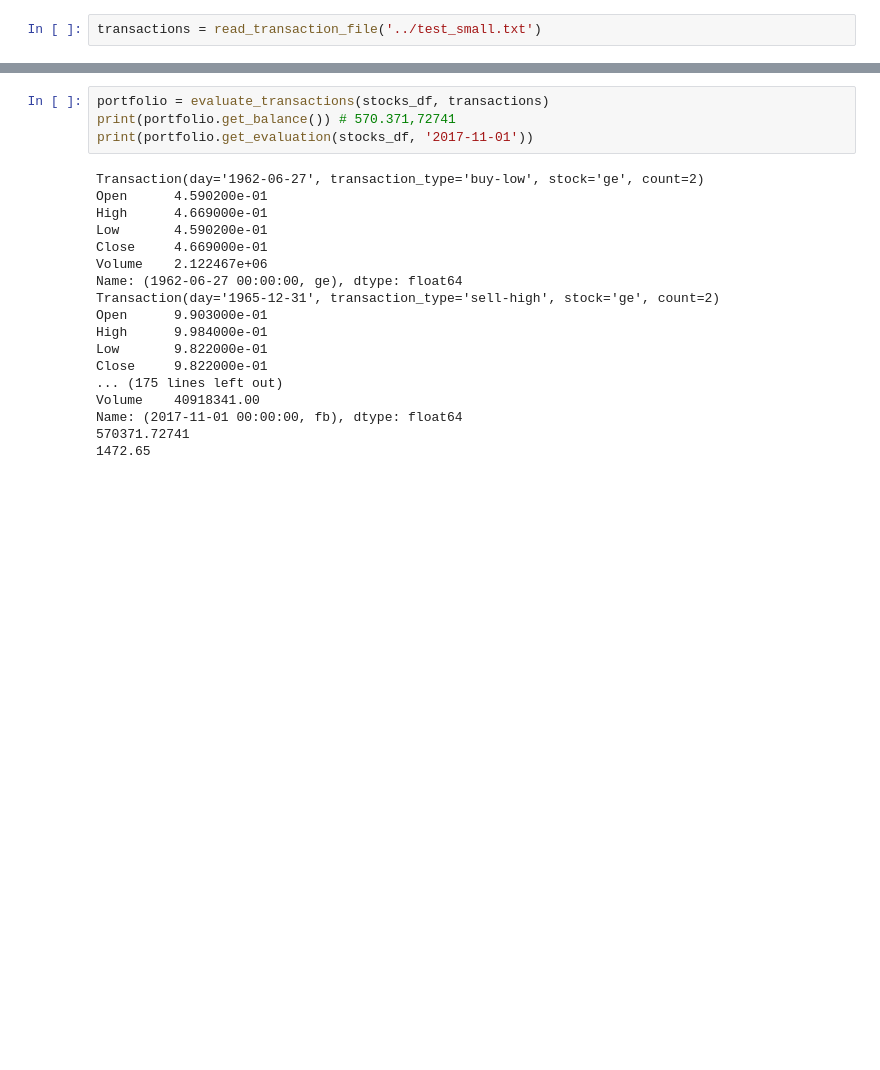
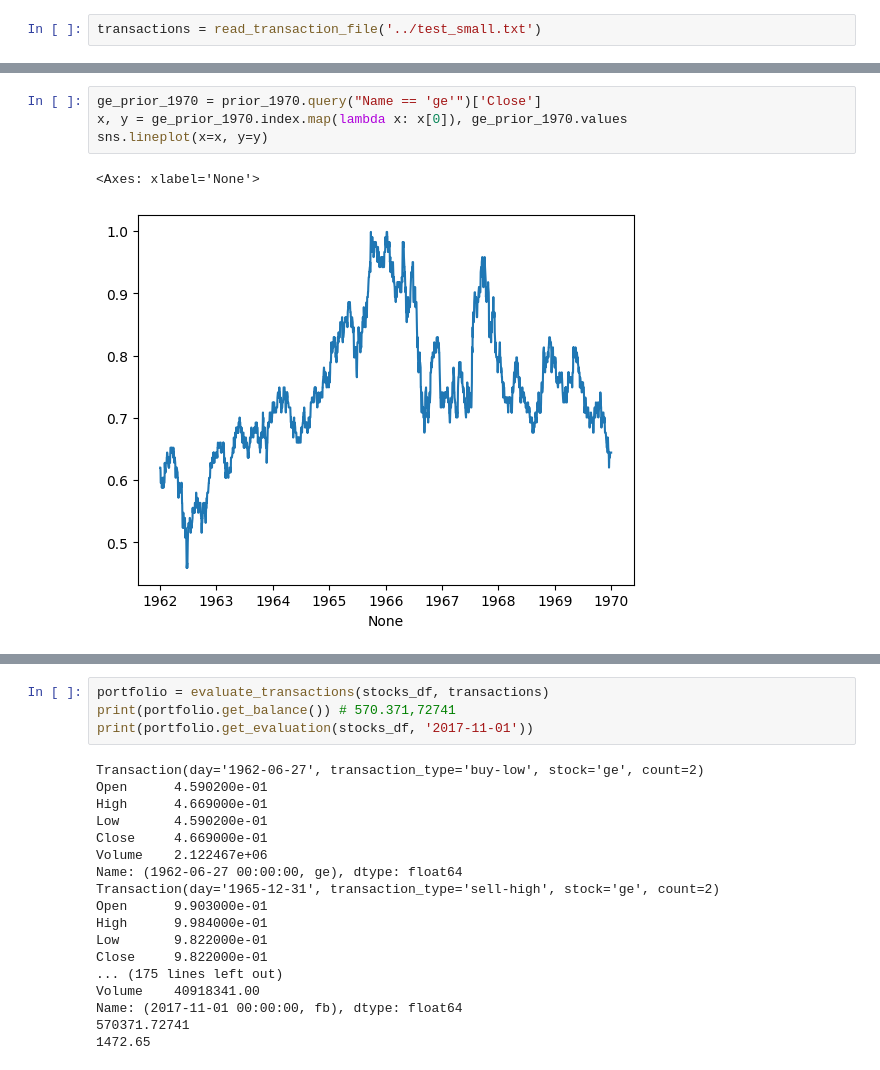
Before and after one commit to marvlach/stocks-project, a Jupyter notebook: src/Stocks.ipynb, the cells around one changed output, grey strips where cells are left out. Cells and saved outputs as stored; diff of their text form; blank space fills up the shorter version.

```diff
--- a/src/Stocks.ipynb
+++ b/src/Stocks.ipynb
@@ -11,0 +47,7 @@ stocks_df.sort_index(level='Date', ascending=True, inplace=True)
+# %%
+ge_prior_1970 = prior_1970.query("Name == 'ge'")['Close']
+x, y = ge_prior_1970.index.map(lambda x: x[0]), ge_prior_1970.values
+sns.lineplot(x=x, y=y)
+# %% [output]
+<Axes: xlabel='None'>
+[figure, added]
```
Also changed, not shown: parts of 18 cells of this notebook.
